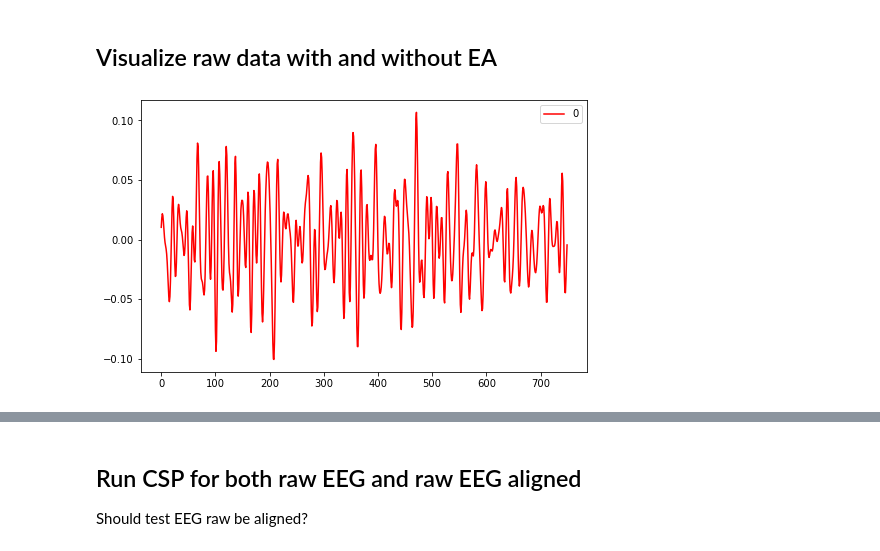
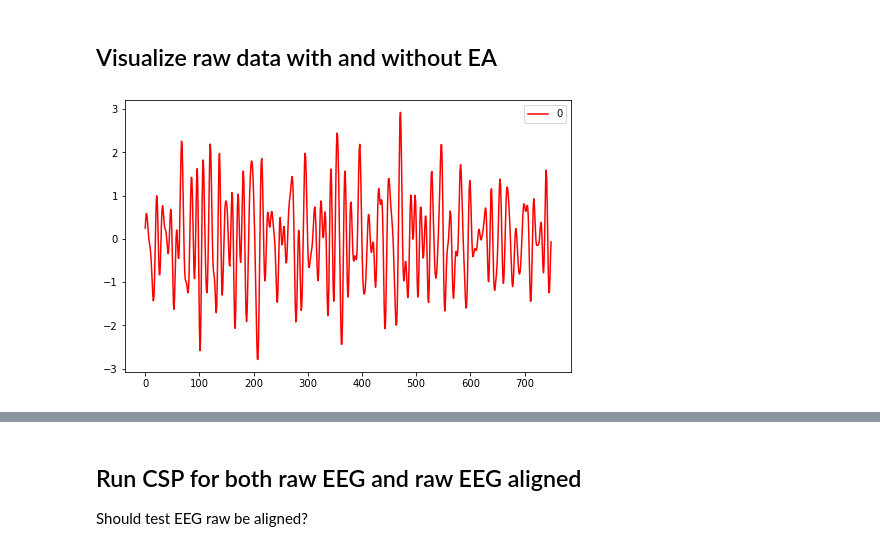
Before and after one commit to orvindemsy/EA-wLTL, a Jupyter notebook: EA+weighted_TL.ipynb, the cells around one changed output, grey strips where cells are left out. Saved outputs shown, nothing was run; the diff lists cells and outputs as text; code cells hidden in the pictures.

```diff
--- a/EA+weighted_TL.ipynb
+++ b/EA+weighted_TL.ipynb
@@ -299,14 +292,14 @@ Subject 9 OK!
 # %%
 # let's try for one subject
 fig, ax = plt.subplots(1, 1,  figsize=(8, 5))
 n_alg = pd.DataFrame(mod_data[1]['EEG_left'][10][5])
-alg = pd.DataFrame(mod_data[1]['EEG_left_alg'][10][5])
+alg = pd.DataFrame(mod_data[1]['EEG_left_EA'][10][5])
 
 # n_alg.plot(ax=ax, color='k')
 alg.plot(ax=ax, color='red')
 plt.show()
 # %% [output]
-[figure, old version]
+[figure, new version]
 # %%
 def visualize_raw_and_aligned(data_dict, no_subj=1, no_trial=0, fs=250):
     '''
```
Also changed, not shown: parts of 13 cells of this notebook.
